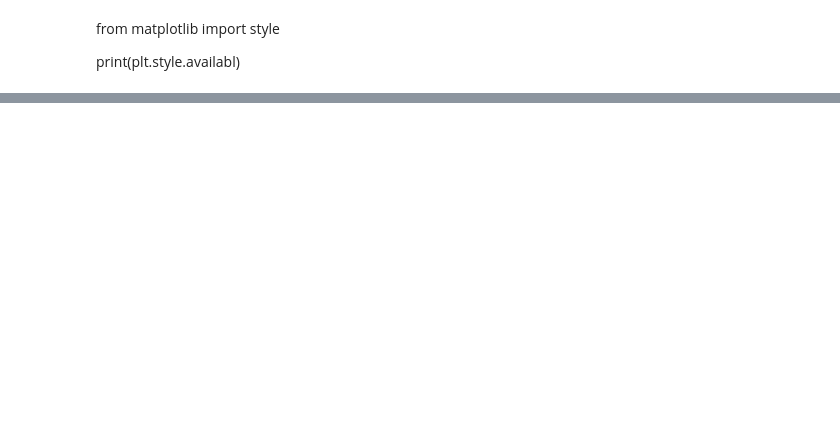
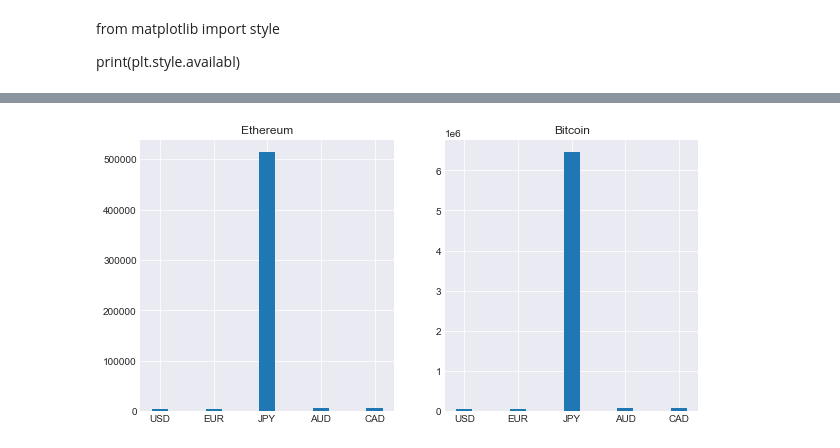
Before and after one commit to dropboxdigitalpvtltd/Utilities, a Jupyter notebook: tkinter/notebook.ipynb, the cells around one changed output, grey strips where cells are left out. Drawn from its saved outputs; the diff is of its cells as text; code cells hidden in the pictures; blank space fills up the shorter version.

```diff
--- a/tkinter/notebook.ipynb
+++ b/tkinter/notebook.ipynb
@@ -127,0 +122,32 @@ len(B_data)
+# %%
+import matplotlib.pyplot as plt
+from matplotlib.pyplot import style
+
+ETH = {'USD': 4542.37, 'EUR': 4014.21, 'JPY': 513582.57, 'AUD': 6388.99, 'CAD': 5803.69}
+BTC = {'USD': 56950.13, 'EUR': 50311.58, 'JPY': 6445627.18, 'AUD': 80068.87, 'CAD': 72800.73}
+
+
+
+def graph():
+    plt.style.use('seaborn-darkgrid')
+    plt.figure(2, figsize=(10, 5))
+
+    # plt.subplot(1, 2, 1)
+    ax1 = plt.subplot(1,2,1)
+    plt.bar(ETH.keys(), ETH.values(), width=0.3)
+    plt.title("Ethereum")
+    # plt.subplot(1, 2, 2)
+    ax2 = plt.subplot(1,2,2)
+    plt.bar(BTC.keys(), BTC.values(), width=0.3)
+    plt.title("Bitcoin")
+
+    # plt.title("BTC")
+    # plt.xlabel('BTC')
+    # plt.ylabel('USD')
+    plt.plot()
+
+graph()
+# print(ETH)
+# print(BTC)
+# %% [output]
+[figure, added]
```
Also changed, not shown: parts of 10 cells of this notebook, 4 other files.
